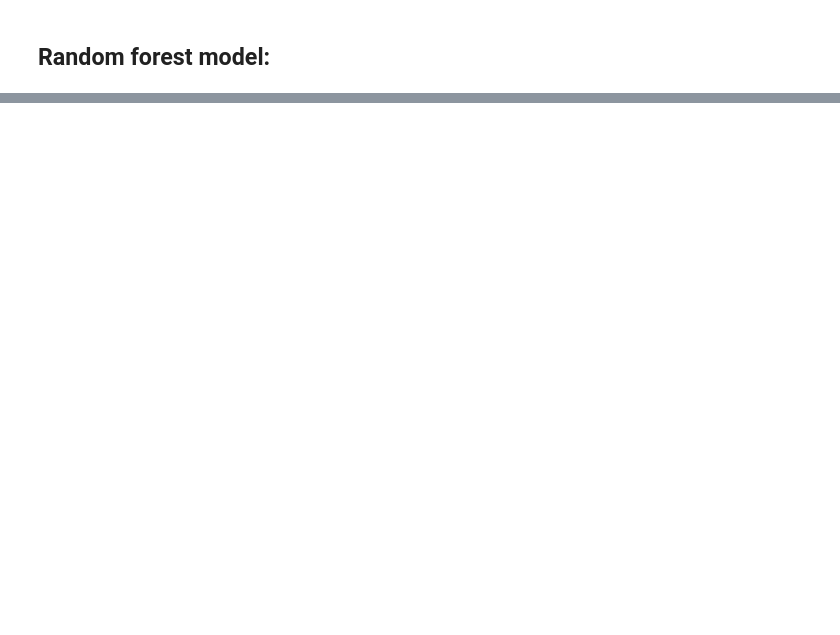
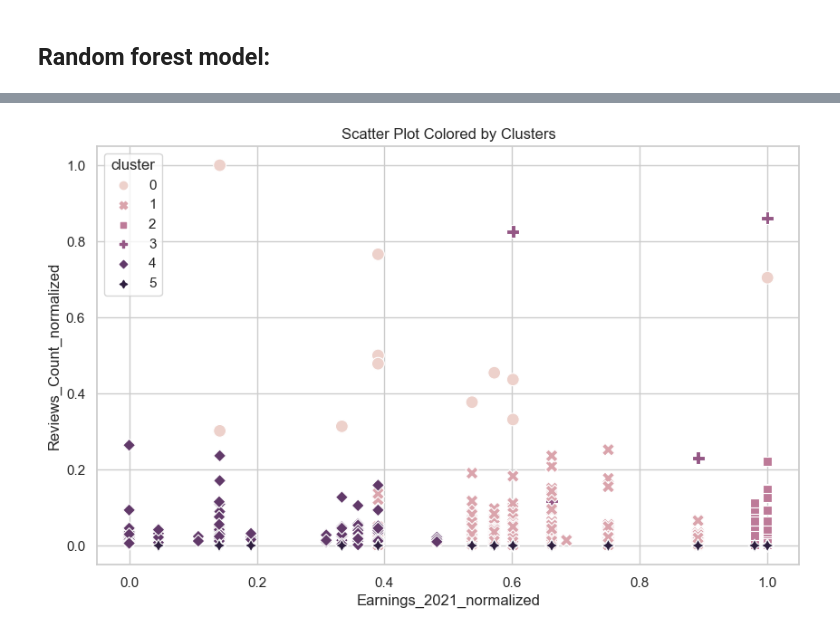
Before and after one commit to AndriiDS/londons_fashionable_finds, a Jupyter notebook: 04_Model/02_Clustering_Model.ipynb, the cells around one changed output, grey strips where cells are left out. Cells and saved outputs as stored; diff of their text form; code cells hidden in the pictures; blank space fills up the shorter version.

```diff
--- a/04_Model/02_Clustering_Model.ipynb
+++ b/04_Model/02_Clustering_Model.ipynb
@@ -180 +186,22 @@ Earnings_2021 (0.096823)
 These features contribute the most to the model's ability to correctly predict the cluster labels.
+# %%
+import matplotlib.pyplot as plt
+import seaborn as sns
+
+# Set the style and color palette for the plot
+sns.set(style="whitegrid")
+sns.set_palette("husl")
+
+# Create the scatter plot
+plt.figure(figsize=(10, 6))
+sns.scatterplot(data=ranked_shops, x="Earnings_2021_normalized", y="Reviews_Count_normalized", hue="cluster", style="cluster", s=100)
+
+# Set the title and labels for the axes
+plt.title("Scatter Plot Colored by Clusters")
+plt.xlabel("Earnings_2021_normalized")
+plt.ylabel("Reviews_Count_normalized")
+
+# Display the plot
+plt.show()
+# %% [output]
+[figure, added]
```
Also changed, not shown: parts of 6 cells of this notebook, 1 other file.
